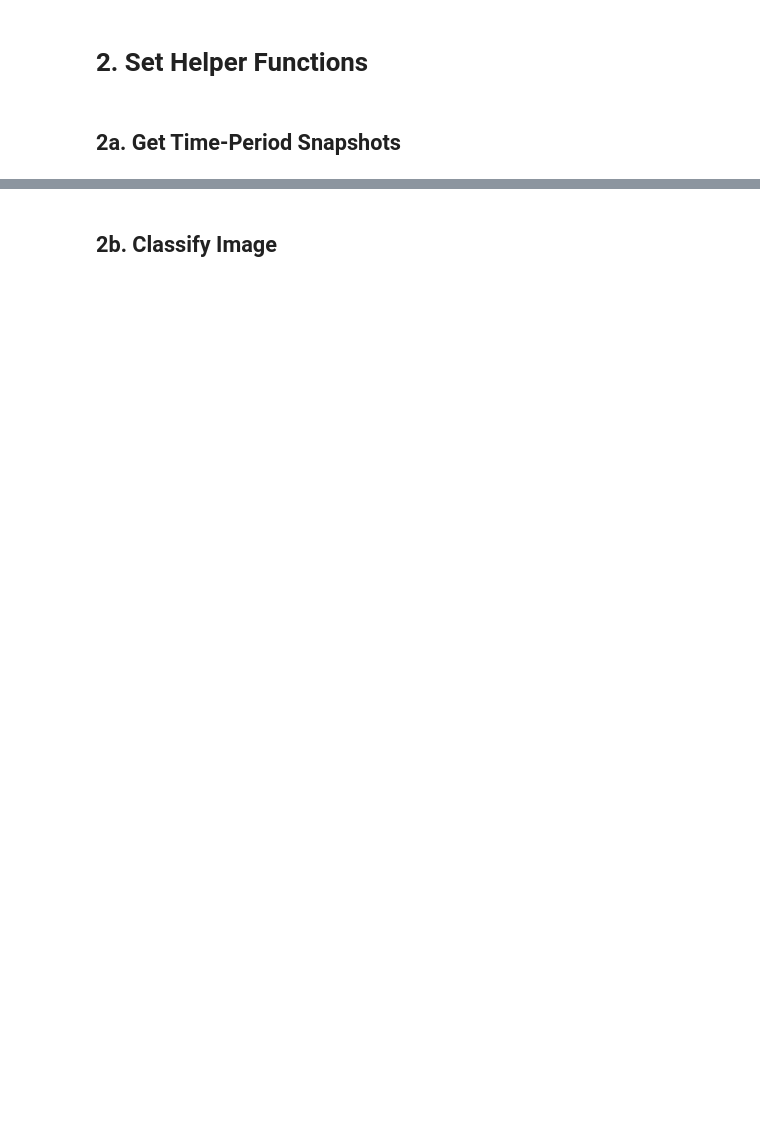
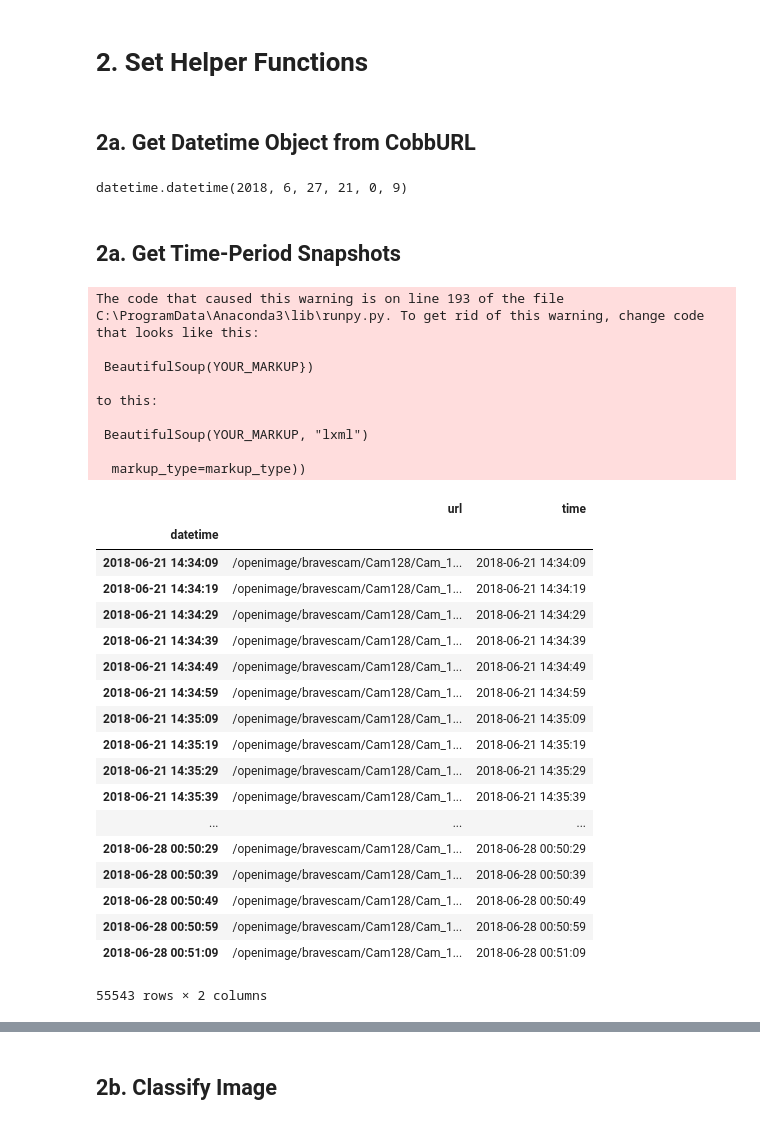
Before and after one commit to Qberto/analysis-watson-pedestrianCrowdClassifier, a Jupyter notebook: 4_Proto_IBMWatsonStudio_RunPeriodClassifier.ipynb, the cells around one changed output, grey strips where cells are left out. Drawn from its saved outputs; the diff is of its cells as text; code cells hidden in the pictures; blank space fills up the shorter version.

```diff
--- a/4_Proto_IBMWatsonStudio_RunPeriodClassifier.ipynb
+++ b/4_Proto_IBMWatsonStudio_RunPeriodClassifier.ipynb
@@ -117,4 +147,70 @@ object_point_srvc
 # %% [markdown]
 # 2. Set Helper Functions
+# %% [markdown]
+## 2a. Get Datetime Object from CobbURL
+# %%
+def get_datetime_from_cobburl(cobburl):
+    split = cobburl.split("-")
+    yy = split[0][-2:]
+    mm = split[1]
+    dd = split[2].split("_")[0]
+    hh = split[2].split("_")[1]
+    minute = split[3]
+    ss = split[4]
+    return datetime.strptime('{0}{1}{2}{3}{4}{5}'.format(yy, mm, dd, hh, minute, ss), '%y%m%d%H%M%S')
+# %%
+# Test function
+testurl = r"https://www.cobbgis.org/openimage/bravescam/Cam128/Cam_12818-06-27_21-00-09-03.jpg"
+get_datetime_from_cobburl(testurl)
+# %% [output]
+datetime.datetime(2018, 6, 27, 21, 0, 9)
 # %% [markdown]
 ## 2a. Get Time-Period Snapshots
+# %%
+def get_full_snapshot_urls_df(images_webpage_url):
+    # Use requests module to retrieve the page
+    page = requests.get(images_webpage_url)
+    # Use beautifulsoup module to scrape content
+    soup = BeautifulSoup(page.content)
+    # Build list of links
+    links = []
+    for link in soup.findAll('a'):
+        if link.get('href') != "/openimage/bravescam/":
+            links.append(link.get('href'))
+    urls_df = pd.DataFrame(data=links, columns=["url"])
+    urls_df['datetime'] = urls_df.apply(lambda row: get_datetime_from_cobburl(row['url']), axis=1)
+    urls_df['time'] = urls_df.apply(lambda row: get_datetime_from_cobburl(row['url']), axis=1)
+    urls_df = urls_df.set_index(['datetime'])
+    return urls_df
+# %%
+# Test function
+test_df = get_full_snapshot_urls_df(cam_urls[0]); test_df
+# %% [output]
+The code that caused this warning is on line 193 of the file C:\ProgramData\Anaconda3\lib\runpy.py. To get rid of this warning, change code that looks like this:
+
+ BeautifulSoup(YOUR_MARKUP})
+
+to this:
+
+ BeautifulSoup(YOUR_MARKUP, "lxml")
+
+  markup_type=markup_type))
+|  | url | time |
+| datetime |  |  |
+| 2018-06-21 14:34:09 | /openimage/bravescam/Cam128/Cam_1... | 2018-06-21 14:34:09 |
+| 2018-06-21 14:34:19 | /openimage/bravescam/Cam128/Cam_1... | 2018-06-21 14:34:19 |
+| 2018-06-21 14:34:29 | /openimage/bravescam/Cam128/Cam_1... | 2018-06-21 14:34:29 |
+| 2018-06-21 14:34:39 | /openimage/bravescam/Cam128/Cam_1... | 2018-06-21 14:34:39 |
+| 2018-06-21 14:34:49 | /openimage/bravescam/Cam128/Cam_1... | 2018-06-21 14:34:49 |
+| 2018-06-21 14:34:59 | /openimage/bravescam/Cam128/Cam_1... | 2018-06-21 14:34:59 |
+| 2018-06-21 14:35:09 | /openimage/bravescam/Cam128/Cam_1... | 2018-06-21 14:35:09 |
+| 2018-06-21 14:35:19 | /openimage/bravescam/Cam128/Cam_1... | 2018-06-21 14:35:19 |
+| 2018-06-21 14:35:29 | /openimage/bravescam/Cam128/Cam_1... | 2018-06-21 14:35:29 |
+| 2018-06-21 14:35:39 | /openimage/bravescam/Cam128/Cam_1... | 2018-06-21 14:35:39 |
+| ... | ... | ... |
+| 2018-06-28 00:50:29 | /openimage/bravescam/Cam128/Cam_1... | 2018-06-28 00:50:29 |
+| 2018-06-28 00:50:39 | /openimage/bravescam/Cam128/Cam_1... | 2018-06-28 00:50:39 |
+| 2018-06-28 00:50:49 | /openimage/bravescam/Cam128/Cam_1... | 2018-06-28 00:50:49 |
+| 2018-06-28 00:50:59 | /openimage/bravescam/Cam128/Cam_1... | 2018-06-28 00:50:59 |
+| 2018-06-28 00:51:09 | /openimage/bravescam/Cam128/Cam_1... | 2018-06-28 00:51:09 |
+55543 rows × 2 columns
```
Also changed, not shown: parts of 25 cells of this notebook, 1 other file.
